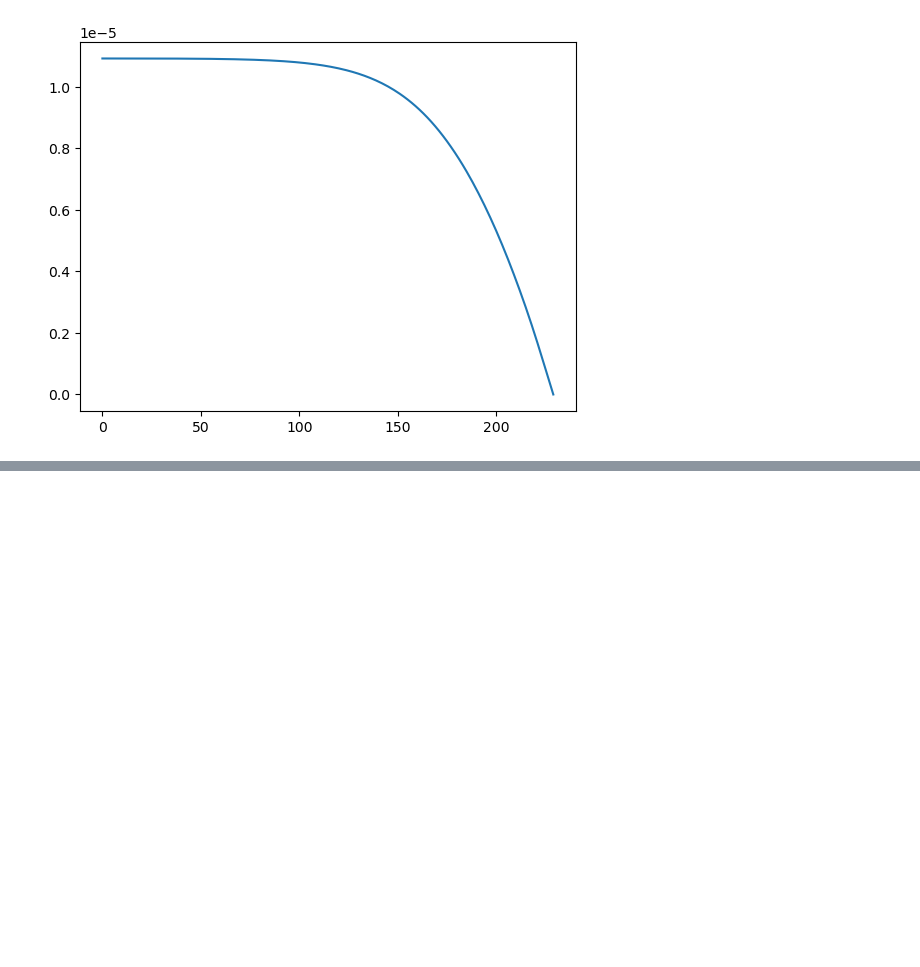
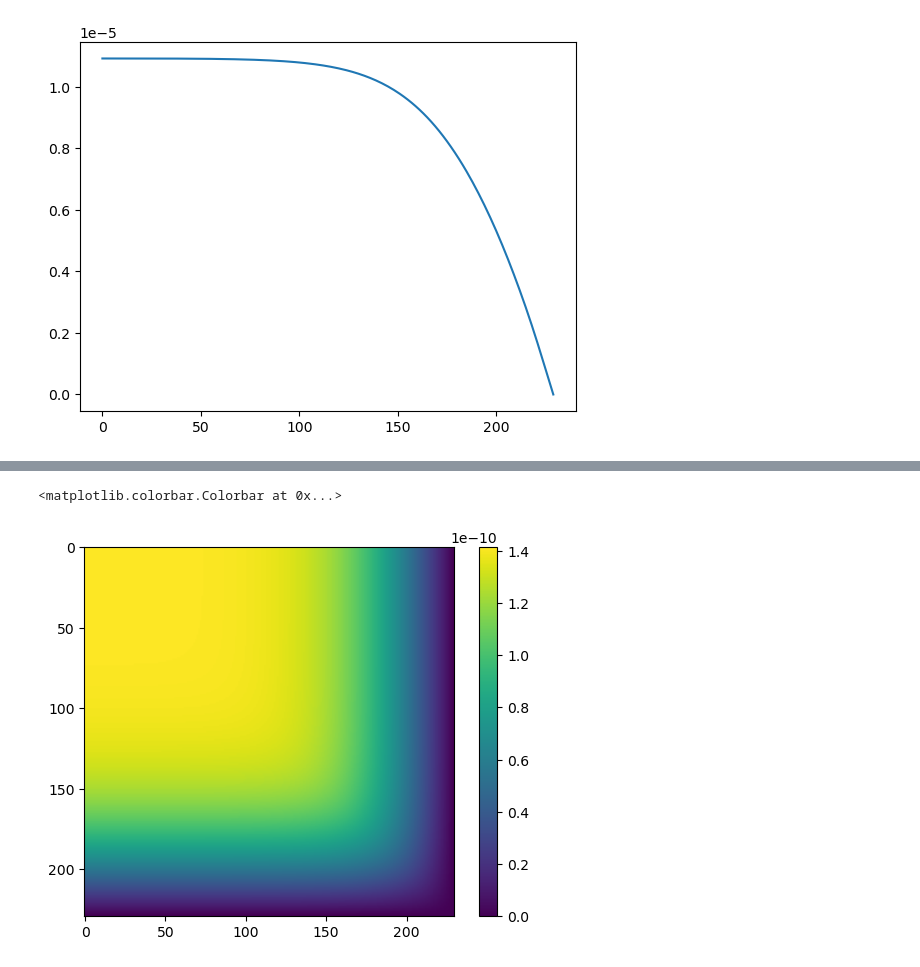
Before and after one commit to Poincare-code/henri, a Jupyter notebook: notebooks/validation-notebooks/Relevant/Extension_Stepping_Phase_Space.ipynb, the cells around one changed output, grey strips where cells are left out. Drawn from its saved outputs; the diff is of its cells as text; code cells hidden in the pictures; blank space fills up the shorter version.

```diff
--- a/notebooks/validation-notebooks/Relevant/Extension_Stepping_Phase_Space.ipynb
+++ b/notebooks/validation-notebooks/Relevant/Extension_Stepping_Phase_Space.ipynb
@@ -414,0 +420,6 @@ plt.plot(np.sqrt(np.diag(psi_var_storage[:,:,210])))
+# %%
+plt.imshow(psi_var_storage[:,:,249])
+plt.colorbar()
+# %% [output]
+<matplotlib.colorbar.Colorbar at 0x...>
+[figure, added]
```
Also changed, not shown: parts of 5 cells of this notebook, 1 other file.
